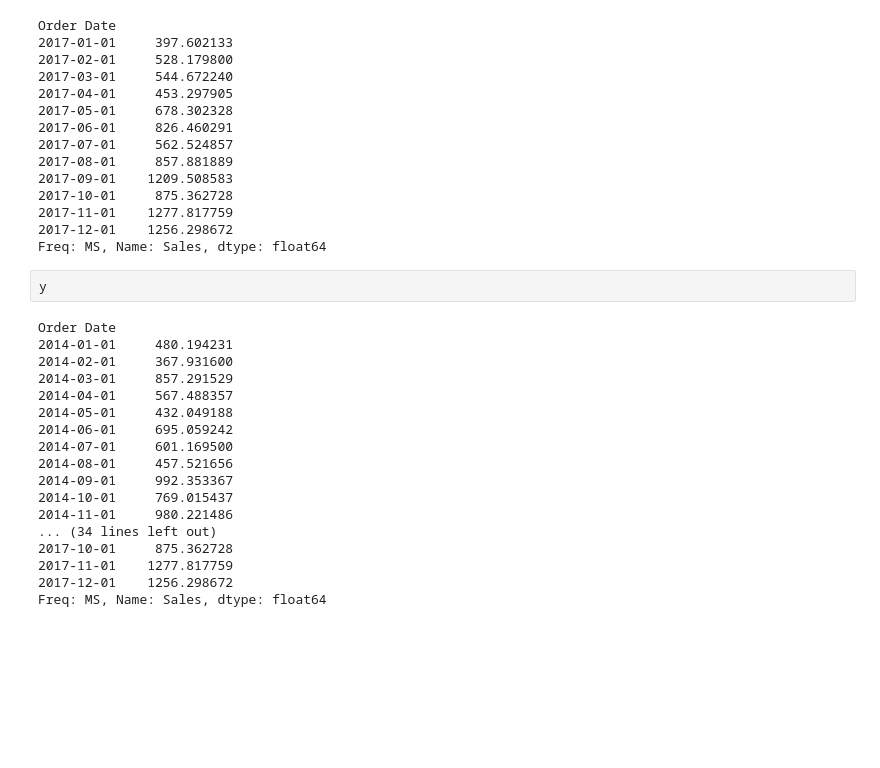
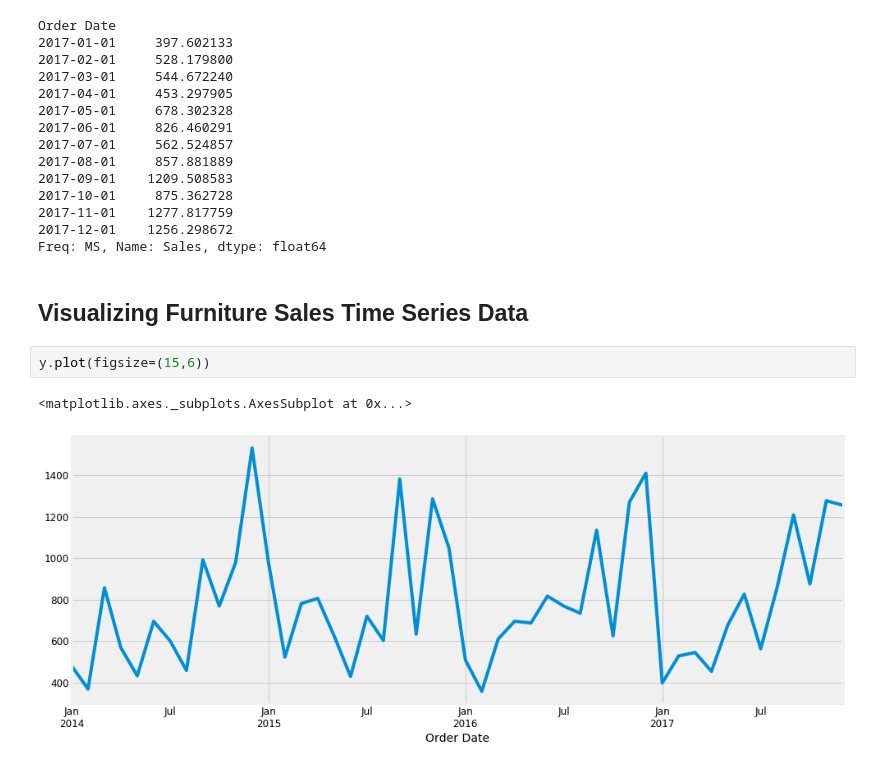
Before and after one commit to Sukhrat/time-series-sales-forecast, a Jupyter notebook: salesforecast.ipynb, the cells around one changed output. Cells and saved outputs as stored; diff of their text form; blank space fills up the shorter version.

```diff
--- a/salesforecast.ipynb
+++ b/salesforecast.ipynb
@@ -101,23 +100,10 @@ Order Date
 2017-11-01    1277.817759
 2017-12-01    1256.298672
 Freq: MS, Name: Sales, dtype: float64
-# %%
-y
-# %% [output]
-Order Date
-2014-01-01     480.194231
-2014-02-01     367.931600
-2014-03-01     857.291529
-2014-04-01     567.488357
-2014-05-01     432.049188
-2014-06-01     695.059242
-2014-07-01     601.169500
-2014-08-01     457.521656
-2014-09-01     992.353367
-2014-10-01     769.015437
-2014-11-01     980.221486
-... (34 lines left out)
-2017-10-01     875.362728
-2017-11-01    1277.817759
-2017-12-01    1256.298672
-Freq: MS, Name: Sales, dtype: float64
+# %% [markdown]
+## Visualizing Furniture Sales Time Series Data
+# %%
+y.plot(figsize=(15,6))
+# %% [output]
+<matplotlib.axes._subplots.AxesSubplot at 0x...>
+[figure, added]
```
Also changed, not shown: parts of 7 cells of this notebook.
